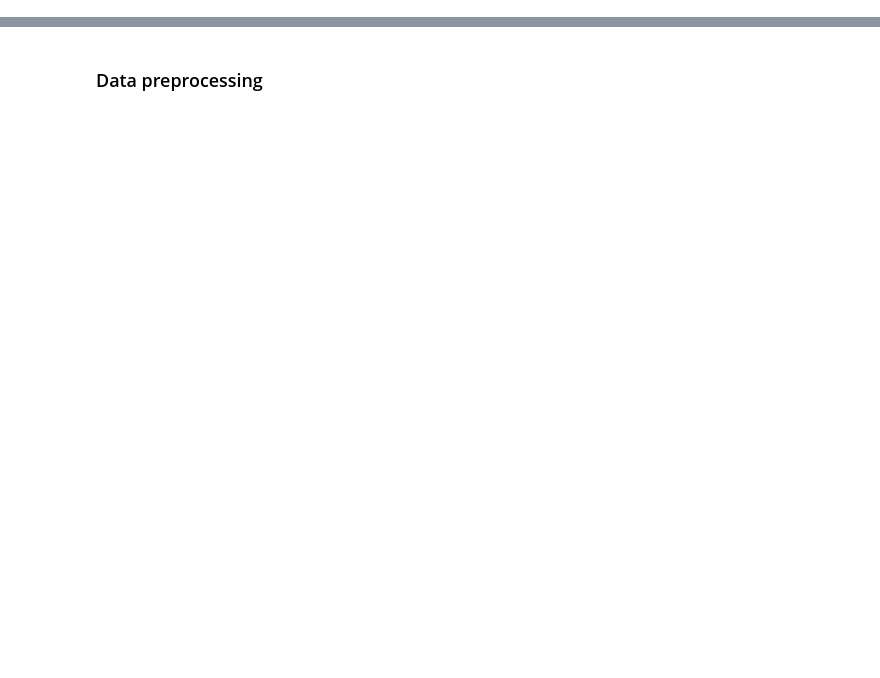
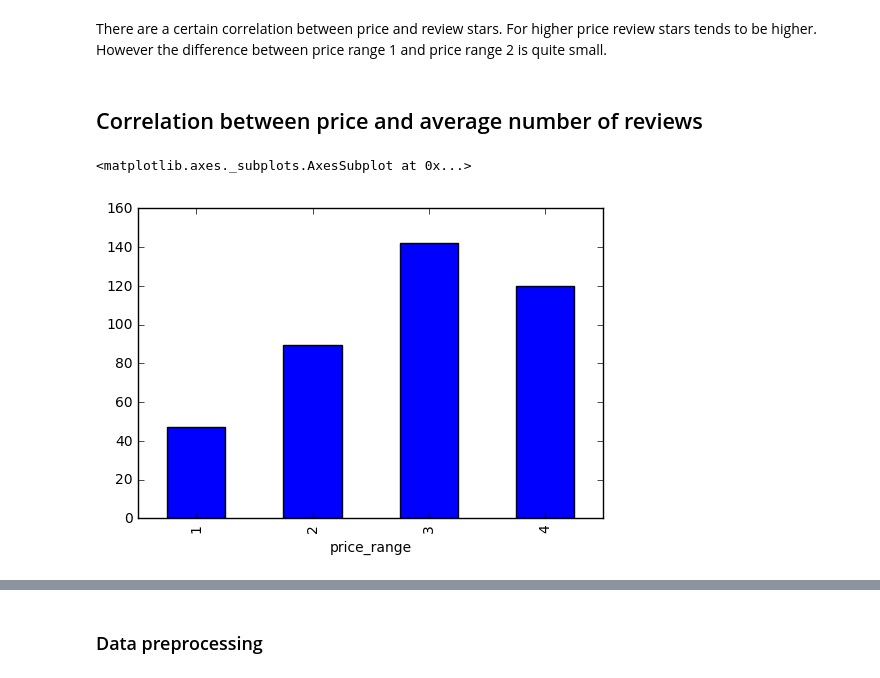
Before and after one commit to atrdjuneChen/YelpAnalysis, a Jupyter notebook: yelp_analysis.ipynb, the cells around one changed output, grey strips where cells are left out. Cells and saved outputs as stored; diff of their text form; code cells hidden in the pictures; blank space fills up the shorter version.

```diff
--- a/stage1.ipynb
+++ b/yelp_analysis.ipynb
@@ -188,0 +263,9 @@ Note: This piece of code with take several hours to run (12 hours on my Macbook
+# %% [markdown]
+There are a certain correlation between price and review stars. For higher price review stars tends to be higher. However the difference between price range 1 and price range 2 is quite small.
+# %% [markdown]
+## Correlation between price and average number of reviews
+# %%
+df_price.groupby(by = 'price_range').apply(lambda x: float(x.shape[0])/len(x['restaurant'].unique())).plot(kind = 'bar')
+# %% [output]
+<matplotlib.axes._subplots.AxesSubplot at 0x...>
+[figure, added]
```
Also changed, not shown: parts of 41 cells of this notebook, 1 other file.
